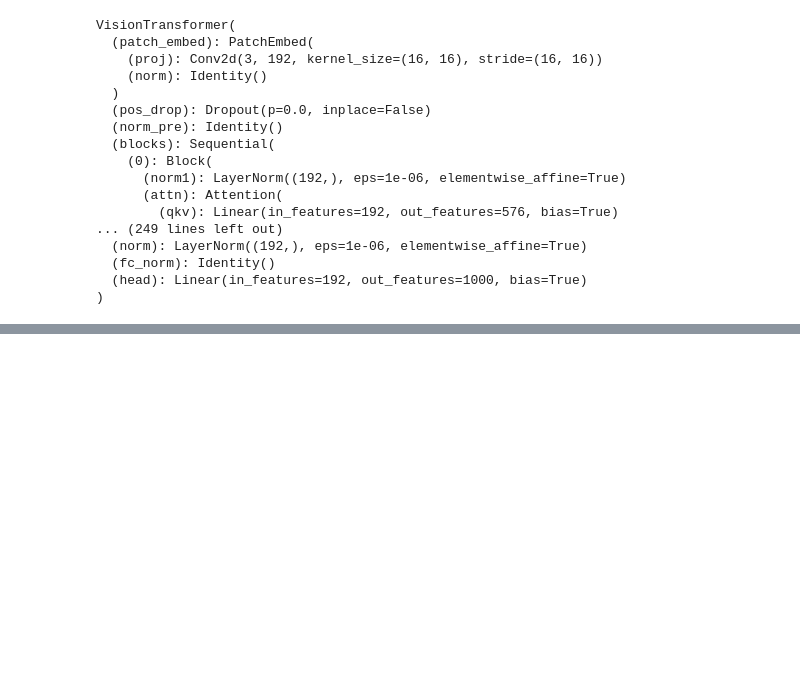
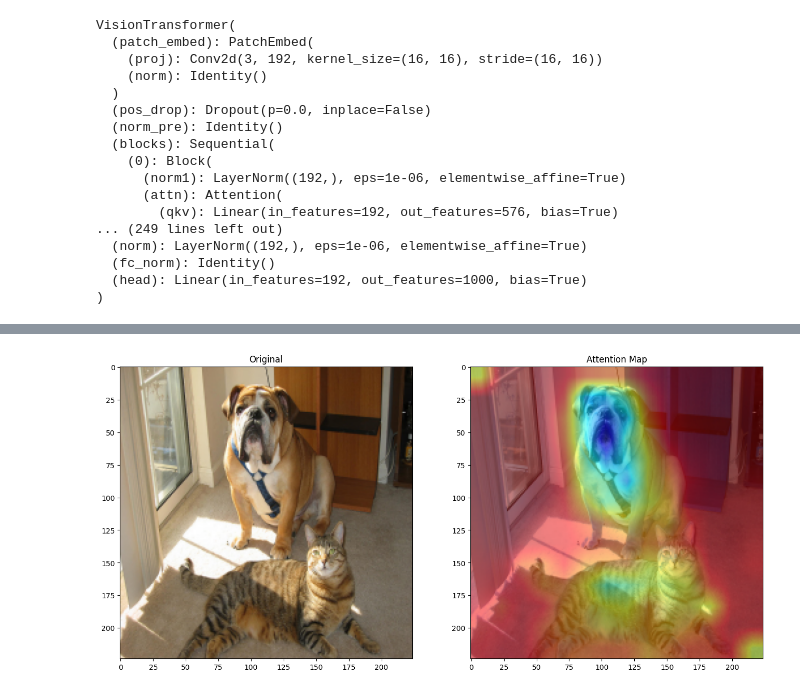
Before and after one commit to momoth12/Project-Explainability-for-Vision-Transformers, a Jupyter notebook: vit_explain.ipynb, the cells around one changed output, grey strips where cells are left out. Cells and saved outputs as stored; diff of their text form; code cells hidden in the pictures; blank space fills up the shorter version.

```diff
--- a/vit_explain.ipynb
+++ b/vit_explain.ipynb
@@ -120,0 +121,30 @@ RuntimeError: Expected all tensors to be on the same device, but found at least
+# %%
+
+input_tensor2  = preprocess_image("both.png", transform)
+
+if rollout_strategy == "grad_attention_rollout" and category_index < 0:
+    raise Exception("Category index is mandatory when using Gradient Attention Rollout")
+
+elif rollout_strategy == "grad_attention_rollout" and category_index > 0:
+    grad_rollout = VITAttentionGradRollout(model, discard_ratio=DISCARD_RATIO)
+    mask = grad_rollout(input_tensor2, category_index)
+    name = "grad_rollout_{}_{:.3f}_{}.png".format(category_index,
+        DISCARD_RATIO, "mean")
+
+elif rollout_strategy == "attention_rollout":
+    attention_rollout = VITAttentionRollout(model, discard_ratio=DISCARD_RATIO)
+    mask = attention_rollout(input_tensor)
+    name = "attention_rollout_{:.3f}_{}.png".format(DISCARD_RATIO, "mean")
+img=Image.open('both.png')
+np_img = np.array(img)[:, :, ::-1]
+mask = cv2.resize(mask, (np_img.shape[1], np_img.shape[0]))
+mask = show_mask_on_image(np_img, mask)
+
+fig, (ax1, ax2) = plt.subplots(ncols=2, figsize=(16, 16))
+
+ax1.set_title('Original')
+ax2.set_title('Attention Map')
+_ = ax1.imshow(img)
+_ = ax2.imshow(mask)
+# %% [output]
+[figure, added]
```
Also changed, not shown: parts of 1 cell of this notebook, 1 other file.
